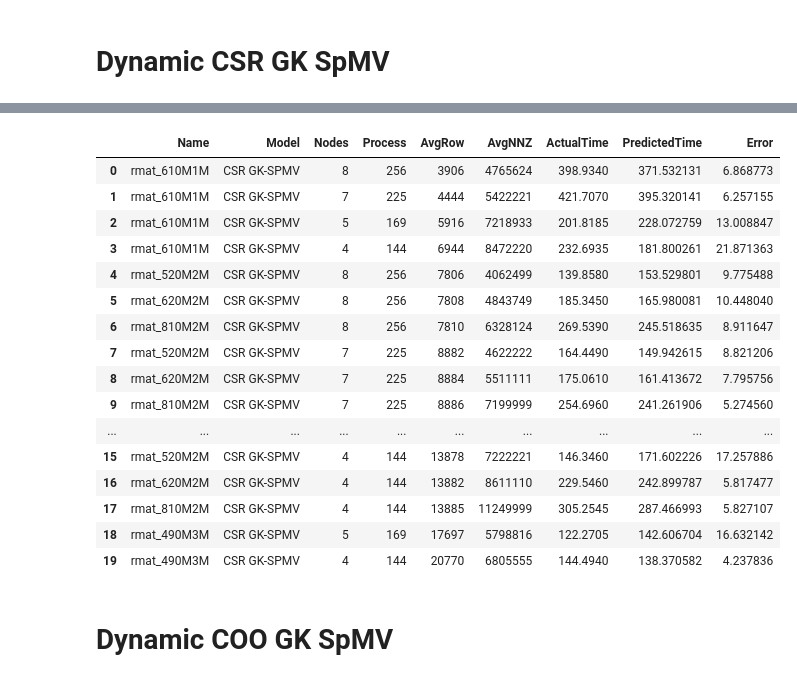
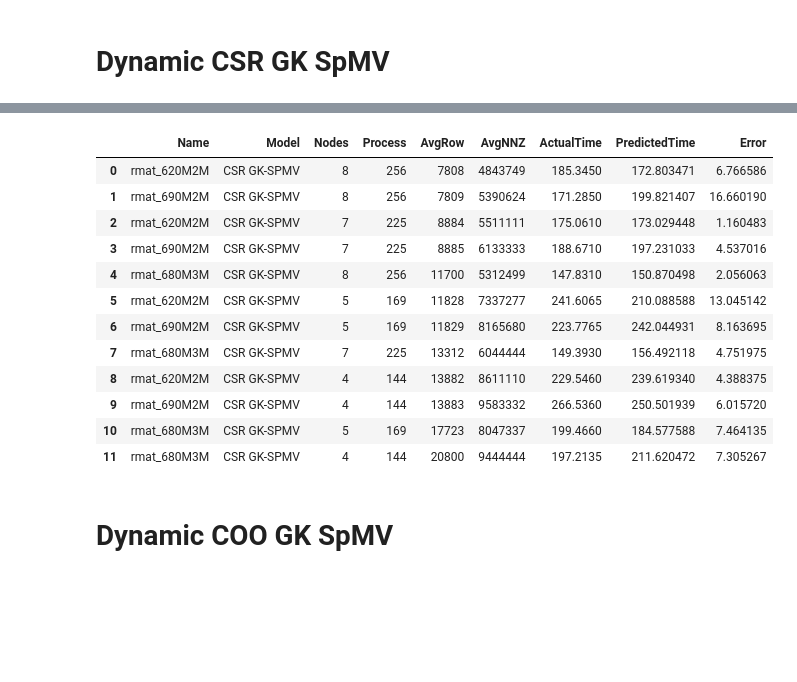
Before and after one commit to marufdsi/ConferencePapers, a Jupyter notebook: ICPP2021/SpMV Plots for R-Mat Matrices.ipynb, the cells around one changed output, grey strips where cells are left out. Cells and saved outputs as stored; diff of their text form; code cells hidden in the pictures; blank space fills up the shorter version.

```diff
--- a/ICPP2021/SpMV Plots for R-Mat Matrices.ipynb
+++ b/ICPP2021/SpMV Plots for R-Mat Matrices.ipynb
@@ -41,13 +41,17 @@ test_matrices = [
 ]
 
 rmat_test_matrices = [
-    "rmat_490M3M"
-    , "rmat_520M2M"
-    , "rmat_610M1M"
-    , "rmat_620M2M"
-    , "rmat_810M2M"
+#     "rmat_490M3M"
+#     , "rmat_520M2M"
+#     , "rmat_610M1M"
+#     , "rmat_620M2M"
+#     , "rmat_810M2M"
 #     , "rmat_200M3M"
 #     , "rmat_400M4M"
 #     , "rmat_700M3M"
 #     , "rmat_700M4M"
+#      "rmat_590M2M",
+    "rmat_620M2M", "rmat_680M3M", "rmat_690M2M"
+#     , "rmat_780M2M "
+
 ]
@@ -370,7 +381,7 @@ def spmv_svr_model_2(data, testMat, process, model_name="CSR LK-SPMV"):
     csr_local_kway_pred["Error"] = err
     return csr_local_kway_pred
 # %%
-def dynamic_lk_1d_model(data, attributes, df_column, model_name, target = "AvgTime"):
+def dynamic_svr_model(data, attributes, df_column, model_name, target = "AvgTime"):
     _df_pred = pd.DataFrame()
     mat = []
     node = []
@@ -458,7 +469,7 @@ def dynamic_lk_1d_model(data, attributes, df_column, model_name, target = "AvgTi
     print("max error: ", _df_pred["Error"].max(), " avg error: ", _df_pred["Error"].mean())
     return _df_pred
 
-def dynamic_lk_1d_model_with_best_param(data, attributes, df_column, model_name, best_param, target = "AvgTime"):
+def dynamic_svr_model_with_best_param(data, attributes, df_column, model_name, best_param, target = "AvgTime"):
     _df_pred = pd.DataFrame()
     mat = []
     node = []
@@ -501,7 +512,7 @@ def dynamic_lk_1d_model_with_best_param(data, attributes, df_column, model_name,
     y_pred = svr.predict(_test_X)
 
     for i,row in _test_data.iterrows():
-        print(row["Name"], " & ", r[df_column[1]], " & ", r[df_column[2]], " & ", '{0:.3f}'.format(test_y[i]/min_time_factor),"&",'{0:.3f}'.format(y_pred[i]/min_time_factor), "&",
+        print(row["Name"], " & ", row[df_column[1]], " & ", row[df_column[2]], " & ", '{0:.3f}'.format(test_y[i]/min_time_factor),"&",'{0:.3f}'.format(y_pred[i]/min_time_factor), "&",
               '{0:.1f}'.format(abs(test_y[i]-y_pred[i])*100/test_y[i])+"\\%", "\\\ \hline")
 
         mat.append(row[df_column[0]])
@@ -737,8 +728,8 @@ rmat_global_csr_kway = rmat_global_csr_kway.sort_values(by=["AvgRows", "AvgNPR"]
 gk_attributes = ["Nodes", "nProcess", "AvgRows", "AvgNNZ", "AvgNPR", "AvgNPRSD", "Density"]
 gk_df_column = ["Name", "Nodes", "nProcess", "AvgRows", "AvgNNZ"]
 gk_csr_best_param = {'C': 10000000.0, 'epsilon': 0.1}
-# rmat_csr_dyn_gk_spmv_pred = dynamic_lk_1d_model(rmat_global_csr_kway, gk_attributes, gk_df_column, "CSR GK-SPMV", "AvgTime")
-rmat_csr_dyn_gk_spmv_pred = dynamic_lk_1d_model_with_best_param(rmat_global_csr_kway, gk_attributes, gk_df_column, "CSR GK-SPMV", gk_csr_best_param, "AvgTime")
+# rmat_csr_dyn_gk_spmv_pred = dynamic_svr_model(rmat_global_csr_kway, gk_attributes, gk_df_column, "CSR GK-SPMV", "AvgTime")
+rmat_csr_dyn_gk_spmv_pred = dynamic_svr_model_with_best_param(rmat_global_csr_kway, gk_attributes, gk_df_column, "CSR GK-SPMV", gk_csr_best_param, "AvgTime")
 
 rmat_csr_dyn_gk_spmv_pred
 # %% [output]
@@ -762,20 +750,16 @@ max error:  21.871362520823258  avg error:  9.663807200683918
 |  | Name | Model | Nodes | Process | AvgRow | AvgNNZ | ActualTime | PredictedTime | Error |
-| 0 | rmat_610M1M | CSR GK-SPMV | 8 | 256 | 3906 | 4765624 | 398.9340 | 371.532131 | 6.868773 |
-| 1 | rmat_610M1M | CSR GK-SPMV | 7 | 225 | 4444 | 5422221 | 421.7070 | 395.320141 | 6.257155 |
-| 2 | rmat_610M1M | CSR GK-SPMV | 5 | 169 | 5916 | 7218933 | 201.8185 | 228.072759 | 13.008847 |
-| 3 | rmat_610M1M | CSR GK-SPMV | 4 | 144 | 6944 | 8472220 | 232.6935 | 181.800261 | 21.871363 |
-| 4 | rmat_520M2M | CSR GK-SPMV | 8 | 256 | 7806 | 4062499 | 139.8580 | 153.529801 | 9.775488 |
-| 5 | rmat_620M2M | CSR GK-SPMV | 8 | 256 | 7808 | 4843749 | 185.3450 | 165.980081 | 10.448040 |
-| 6 | rmat_810M2M | CSR GK-SPMV | 8 | 256 | 7810 | 6328124 | 269.5390 | 245.518635 | 8.911647 |
-| 7 | rmat_520M2M | CSR GK-SPMV | 7 | 225 | 8882 | 4622222 | 164.4490 | 149.942615 | 8.821206 |
-| 8 | rmat_620M2M | CSR GK-SPMV | 7 | 225 | 8884 | 5511111 | 175.0610 | 161.413672 | 7.795756 |
-| 9 | rmat_810M2M | CSR GK-SPMV | 7 | 225 | 8886 | 7199999 | 254.6960 | 241.261906 | 5.274560 |
-| ... | ... | ... | ... | ... | ... | ... | ... | ... | ... |
-| 15 | rmat_520M2M | CSR GK-SPMV | 4 | 144 | 13878 | 7222221 | 146.3460 | 171.602226 | 17.257886 |
-| 16 | rmat_620M2M | CSR GK-SPMV | 4 | 144 | 13882 | 8611110 | 229.5460 | 242.899787 | 5.817477 |
-| 17 | rmat_810M2M | CSR GK-SPMV | 4 | 144 | 13885 | 11249999 | 305.2545 | 287.466993 | 5.827107 |
-| 18 | rmat_490M3M | CSR GK-SPMV | 5 | 169 | 17697 | 5798816 | 122.2705 | 142.606704 | 16.632142 |
-| 19 | rmat_490M3M | CSR GK-SPMV | 4 | 144 | 20770 | 6805555 | 144.4940 | 138.370582 | 4.237836 |
+| 0 | rmat_620M2M | CSR GK-SPMV | 8 | 256 | 7808 | 4843749 | 185.3450 | 172.803471 | 6.766586 |
+| 1 | rmat_690M2M | CSR GK-SPMV | 8 | 256 | 7809 | 5390624 | 171.2850 | 199.821407 | 16.660190 |
+| 2 | rmat_620M2M | CSR GK-SPMV | 7 | 225 | 8884 | 5511111 | 175.0610 | 173.029448 | 1.160483 |
+| 3 | rmat_690M2M | CSR GK-SPMV | 7 | 225 | 8885 | 6133333 | 188.6710 | 197.231033 | 4.537016 |
+| 4 | rmat_680M3M | CSR GK-SPMV | 8 | 256 | 11700 | 5312499 | 147.8310 | 150.870498 | 2.056063 |
+| 5 | rmat_620M2M | CSR GK-SPMV | 5 | 169 | 11828 | 7337277 | 241.6065 | 210.088588 | 13.045142 |
+| 6 | rmat_690M2M | CSR GK-SPMV | 5 | 169 | 11829 | 8165680 | 223.7765 | 242.044931 | 8.163695 |
+| 7 | rmat_680M3M | CSR GK-SPMV | 7 | 225 | 13312 | 6044444 | 149.3930 | 156.492118 | 4.751975 |
+| 8 | rmat_620M2M | CSR GK-SPMV | 4 | 144 | 13882 | 8611110 | 229.5460 | 239.619340 | 4.388375 |
+| 9 | rmat_690M2M | CSR GK-SPMV | 4 | 144 | 13883 | 9583332 | 266.5360 | 250.501939 | 6.015720 |
+| 10 | rmat_680M3M | CSR GK-SPMV | 5 | 169 | 17723 | 8047337 | 199.4660 | 184.577588 | 7.464135 |
+| 11 | rmat_680M3M | CSR GK-SPMV | 4 | 144 | 20800 | 9444444 | 197.2135 | 211.620472 | 7.305267 |
 # %% [markdown]
 # Dynamic COO GK SpMV
 # %%
```
Also changed, not shown: parts of 12 cells of this notebook, 17 other files.
